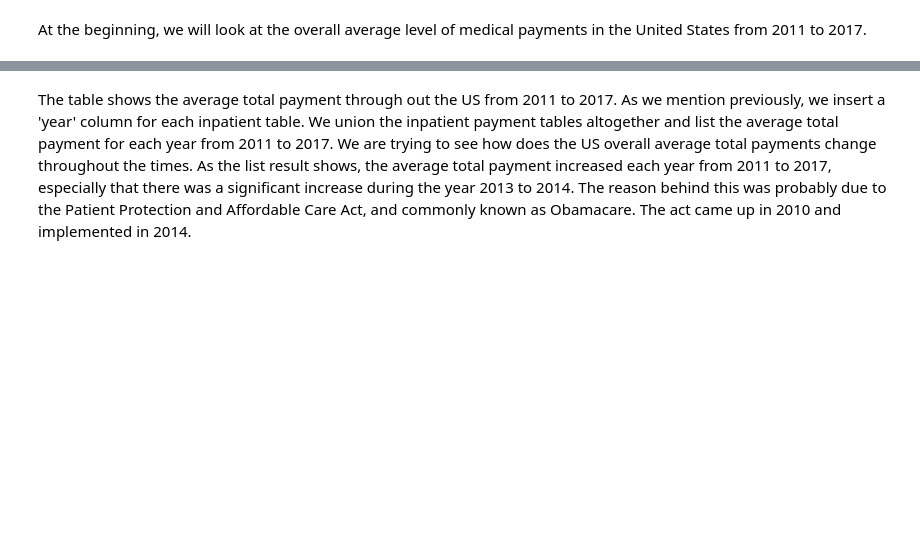
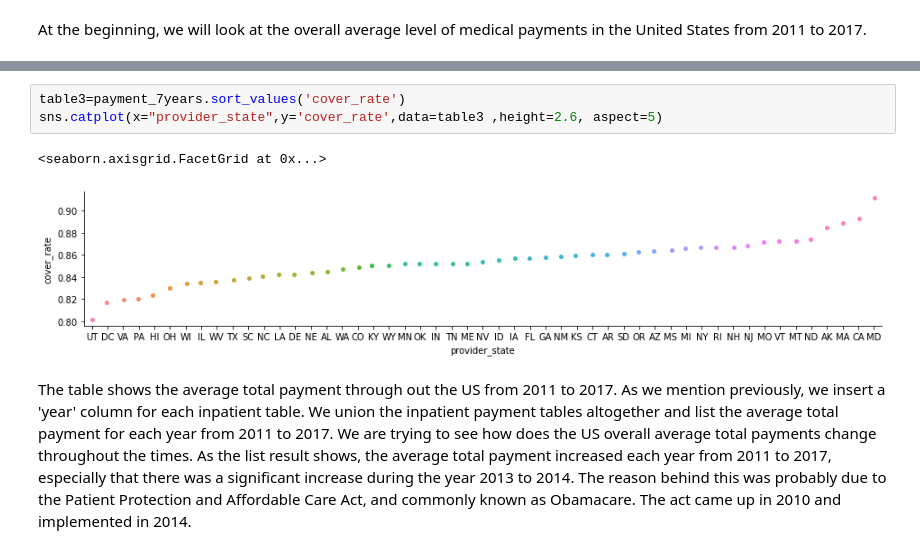
Before and after one commit to AnyiHuang/Analyzing-Inpatient-medical-expense-in-US, a Jupyter notebook: BA780_Team5A.ipynb, the cells around one changed output, grey strips where cells are left out. Drawn from its saved outputs; the diff is of its cells as text; blank space fills up the shorter version.

```diff
--- a/BA780_Team5A.ipynb
+++ b/BA780_Team5A.ipynb
@@ -87,3 +125,9 @@ from `ba775-team-5a.temp.inpatient_payment_by_year`
+# %%
+table3=payment_7years.sort_values('cover_rate')
+sns.catplot(x="provider_state",y='cover_rate',data=table3 ,height=2.6, aspect=5)
+# %% [output]
+<seaborn.axisgrid.FacetGrid at 0x...>
+[figure, added]
 # %% [markdown]
 The table shows the average total payment through out the US from 2011 to 2017. As we mention previously, we insert a 'year' column for each inpatient table. We union the inpatient payment tables altogether and list the average total payment for each year from 2011 to 2017. We are trying to see how does the US overall average total payments change throughout the times. As the list result shows, the average total payment increased each year from 2011 to 2017, especially that there was a significant increase during the year 2013 to 2014. The reason behind this was probably due to the Patient Protection and Affordable Care Act, and commonly known as Obamacare. The act came up in 2010 and implemented in 2014.
 # %%
```
Also changed, not shown: parts of 8 cells of this notebook, 1 other file.
